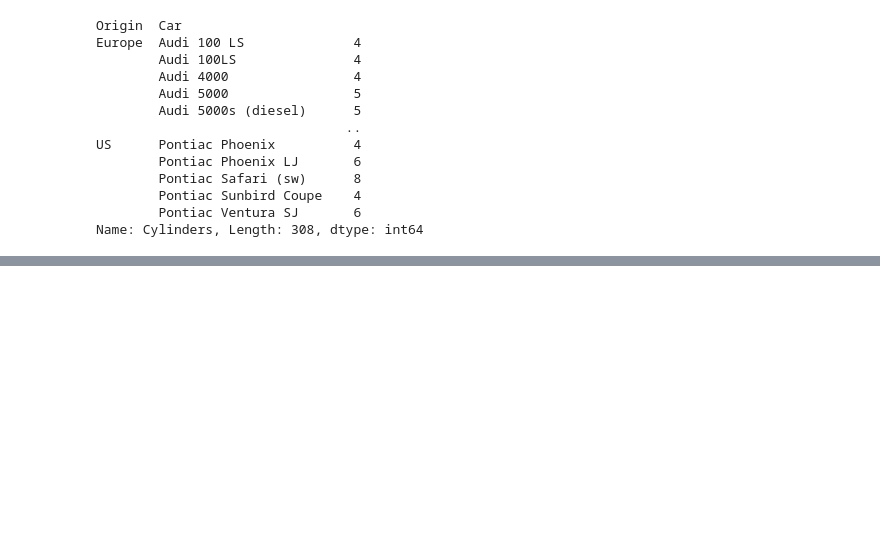
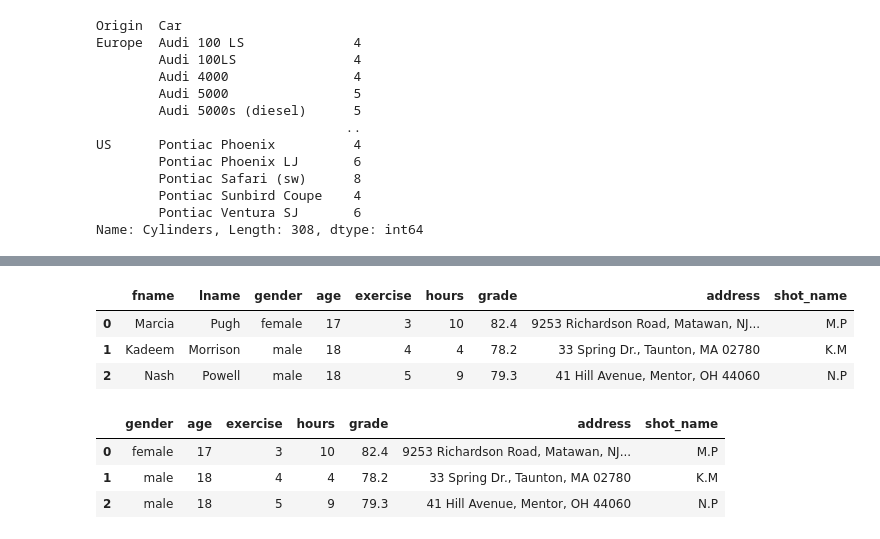
Before and after one commit to Josip996/pyds-ponavljanje, a Jupyter notebook: 3_vjezba_uvod_pandas.ipynb, the cells around one changed output, grey strips where cells are left out. Saved outputs shown, nothing was run; the diff lists cells and outputs as text; code cells hidden in the pictures; blank space fills up the shorter version.

```diff
--- a/3_vjezba_uvod_pandas.ipynb
+++ b/3_vjezba_uvod_pandas.ipynb
@@ -1227,0 +1255,17 @@ Name: Cylinders, Length: 308, dtype: int64
+# %%
+ocjene_df['shot_name'] = ocjene_df.fname.str[0] + '.' + ocjene_df.lname.str[0]
+
+ocjene_df.head(3)
+# %% [output]
+|  | fname | lname | gender | age | exercise | hours | grade | address | shot_name |
+| 0 | Marcia | Pugh | female | 17 | 3 | 10 | 82.4 | 9253 Richardson Road, Matawan, NJ... | M.P |
+| 1 | Kadeem | Morrison | male | 18 | 4 | 4 | 78.2 | 33 Spring Dr., Taunton, MA 02780 | K.M |
+| 2 | Nash | Powell | male | 18 | 5 | 9 | 79.3 | 41 Hill Avenue, Mentor, OH 44060 | N.P |
+# %%
+ocjene_df.drop(columns=['fname', 'lname'], inplace=True)
+ocjene_df.head(3)
+# %% [output]
+|  | gender | age | exercise | hours | grade | address | shot_name |
+| 0 | female | 17 | 3 | 10 | 82.4 | 9253 Richardson Road, Matawan, NJ... | M.P |
+| 1 | male | 18 | 4 | 4 | 78.2 | 33 Spring Dr., Taunton, MA 02780 | K.M |
+| 2 | male | 18 | 5 | 9 | 79.3 | 41 Hill Avenue, Mentor, OH 44060 | N.P |
```
Also changed, not shown: parts of 9 cells of this notebook.
